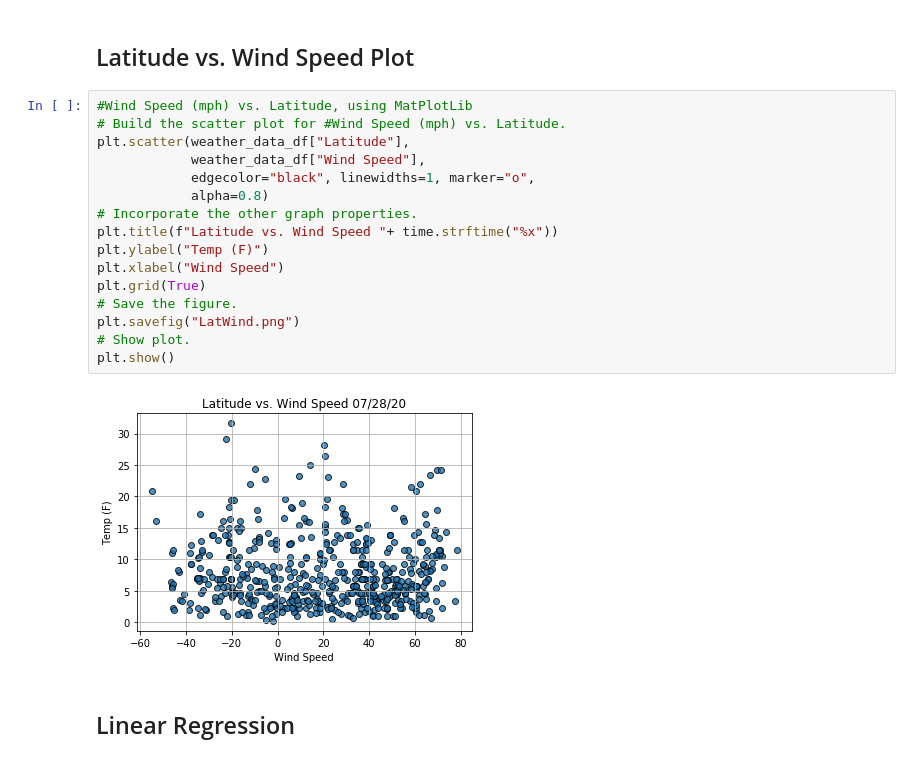
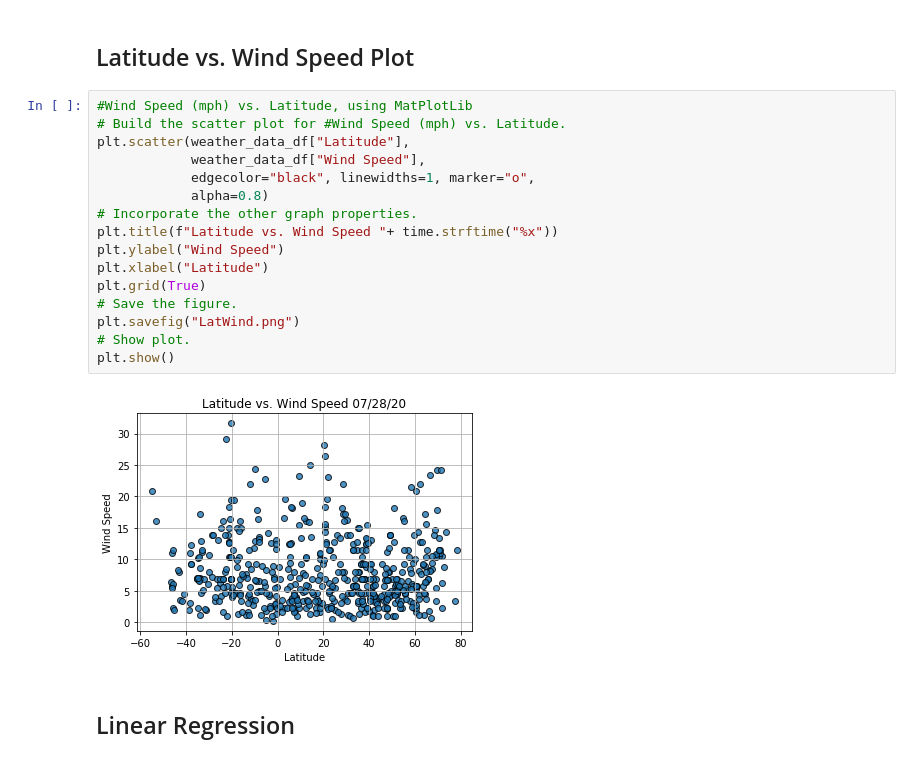
Before and after one commit to tipton-max01/6_python-api-challenge, a Jupyter notebook: WeatherPy.ipynb, the cells around one changed output. Drawn from its saved outputs; the diff is of its cells as text.

```diff
--- a/WeatherPy.ipynb
+++ b/WeatherPy.ipynb
@@ -256,21 +256,21 @@ plt.show()
 # %%
 #Wind Speed (mph) vs. Latitude, using MatPlotLib
 # Build the scatter plot for #Wind Speed (mph) vs. Latitude.
 plt.scatter(weather_data_df["Latitude"],
             weather_data_df["Wind Speed"],
             edgecolor="black", linewidths=1, marker="o",
             alpha=0.8)
 # Incorporate the other graph properties.
 plt.title(f"Latitude vs. Wind Speed "+ time.strftime("%x"))
-plt.ylabel("Temp (F)")
-plt.xlabel("Wind Speed")
+plt.ylabel("Wind Speed")
+plt.xlabel("Latitude")
 plt.grid(True)
 # Save the figure.
 plt.savefig("LatWind.png")
 # Show plot.
 plt.show()
 # %% [output]
-[figure, old version]
+[figure, new version]
 # %% [markdown]
 ## Linear Regression
 # %%
```
Also changed, not shown: parts of 2 cells of this notebook.
